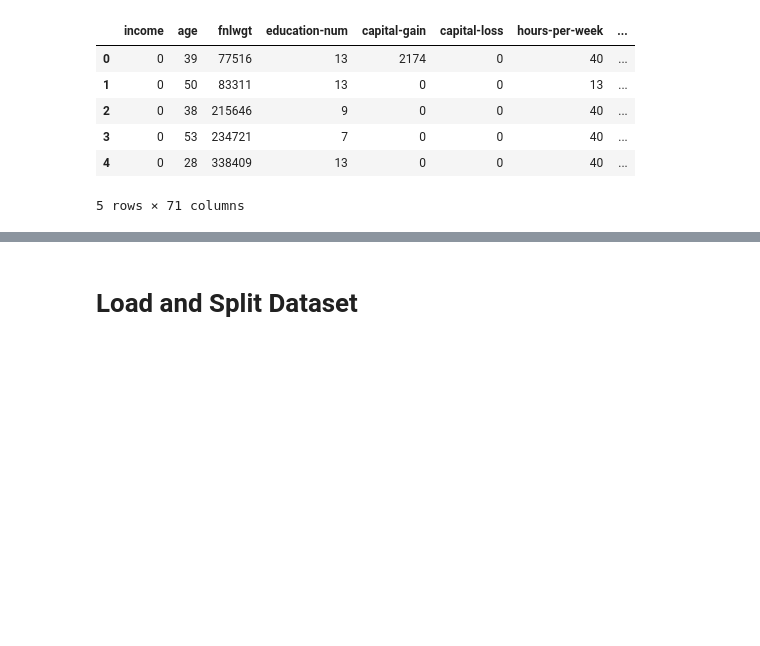
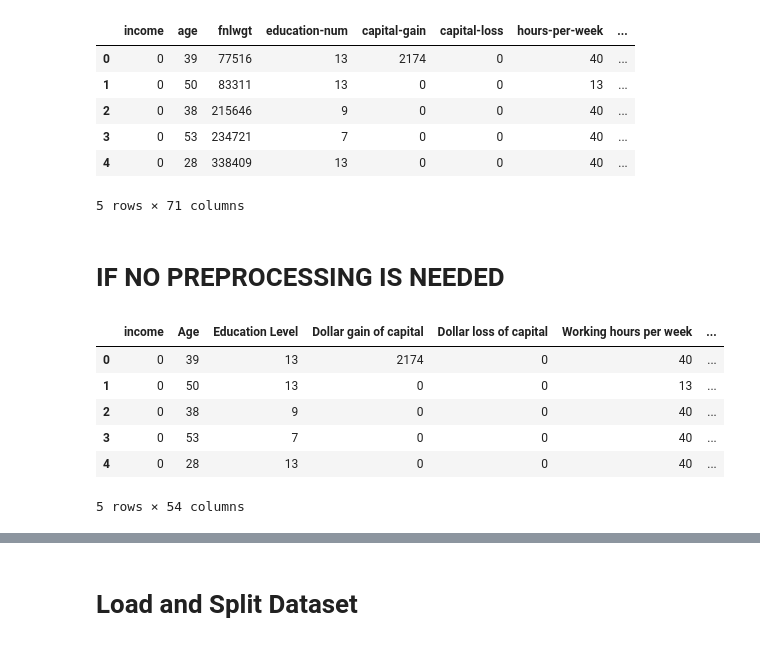
Before and after one commit to nogibjj/IDS705_FinalProject_Lemur_Team, a Jupyter notebook: 30_models/catboost.ipynb, the cells around one changed output, grey strips where cells are left out. Saved outputs shown, nothing was run; the diff lists cells and outputs as text; code cells hidden in the pictures; blank space fills up the shorter version.

```diff
--- a/30_models/catboost.ipynb
+++ b/30_models/catboost.ipynb
@@ -135,3 +135,17 @@ data.head()
 | 3 | 0 | 53 | 234721 | 7 | 0 | 0 | 40 | ... |
 | 4 | 0 | 28 | 338409 | 13 | 0 | 0 | 40 | ... |
 5 rows × 71 columns
+# %% [markdown]
+# IF NO PREPROCESSING IS NEEDED
+# %%
+# check ohe data
+data = pd.read_csv("../01_clean_data/adult_ohe.csv")
+data.head()
+# %% [output]
+|  | income | Age | Education Level | Dollar gain of capital | Dollar loss of capital | Working hours per week | ... |
+| 0 | 0 | 39 | 13 | 2174 | 0 | 40 | ... |
+| 1 | 0 | 50 | 13 | 0 | 0 | 13 | ... |
+| 2 | 0 | 38 | 9 | 0 | 0 | 40 | ... |
+| 3 | 0 | 53 | 7 | 0 | 0 | 40 | ... |
+| 4 | 0 | 28 | 13 | 0 | 0 | 40 | ... |
+5 rows × 54 columns
```
Also changed, not shown: parts of 12 cells of this notebook, 5 other files.
